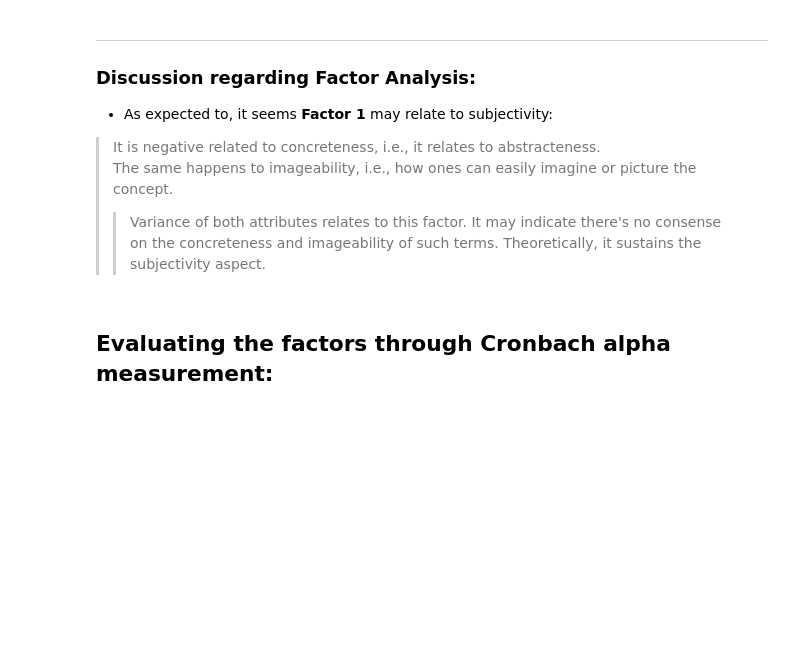
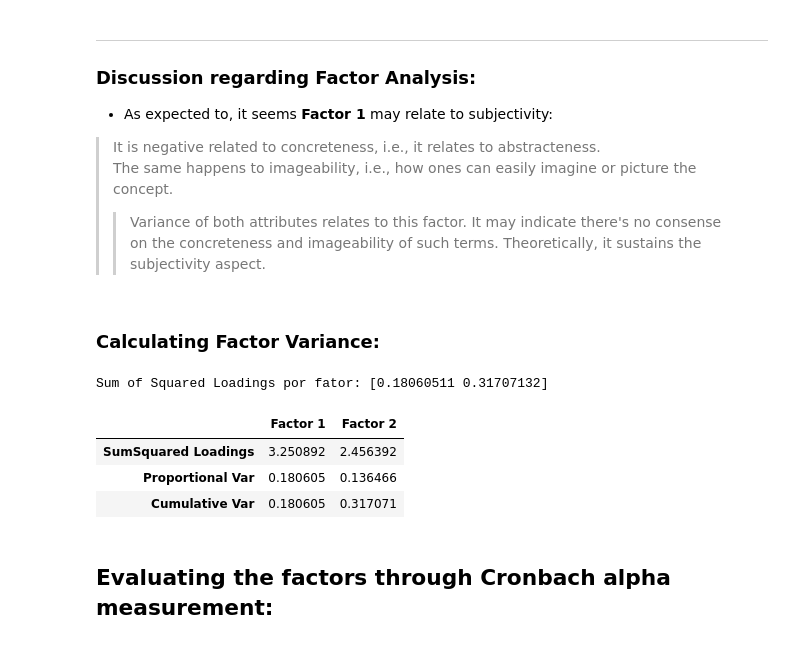
Before and after one commit to tbnsilveira/semantic_factors, a Jupyter notebook: notebooks/Semantic_Factors_v20230826.ipynb, the cells around one changed output. Saved outputs shown, nothing was run; the diff lists cells and outputs as text; code cells hidden in the pictures; blank space fills up the shorter version.

Commit message:
feat: calculating factor variance

```diff
--- a/notebooks/Semantic_Factors_v20230826.ipynb
+++ b/notebooks/Semantic_Factors_v20230826.ipynb
@@ -456,6 +456,24 @@ factors.style.applymap(highlight_high_values)
 > It is negative related to concreteness, i.e., it relates to abstracteness.
 > The same happens to imageability, i.e., how ones can easily imagine or picture the concept.
 >> Variance of both attributes relates to this factor. It may indicate there's no consense on the concreteness and imageability of such terms. Theoretically, it sustains the subjectivity aspect.
+# %% [markdown]
+### Calculating Factor Variance:
+# %%
+variance_metrics = fa.get_factor_variance()
+
+# A Soma dos Quadrados dos Loadings estará na terceira coluna (índice 2)
+sum_squared_loadings = variance_metrics[2]
+
+print("Sum of Squared Loadings por fator:", sum_squared_loadings)
+# %% [output]
+Sum of Squared Loadings por fator: [0.18060511 0.31707132]
+# %%
+pd.DataFrame(variance_metrics, columns=['Factor 1','Factor 2'], index=['SumSquared Loadings','Proportional Var','Cumulative Var'])
+# %% [output]
+|  | Factor 1 | Factor 2 |
+| SumSquared Loadings | 3.250892 | 2.456392 |
+| Proportional Var | 0.180605 | 0.136466 |
+| Cumulative Var | 0.180605 | 0.317071 |
 # %% [markdown]
 ## Evaluating the factors through Cronbach alpha measurement:
 # %%
```
